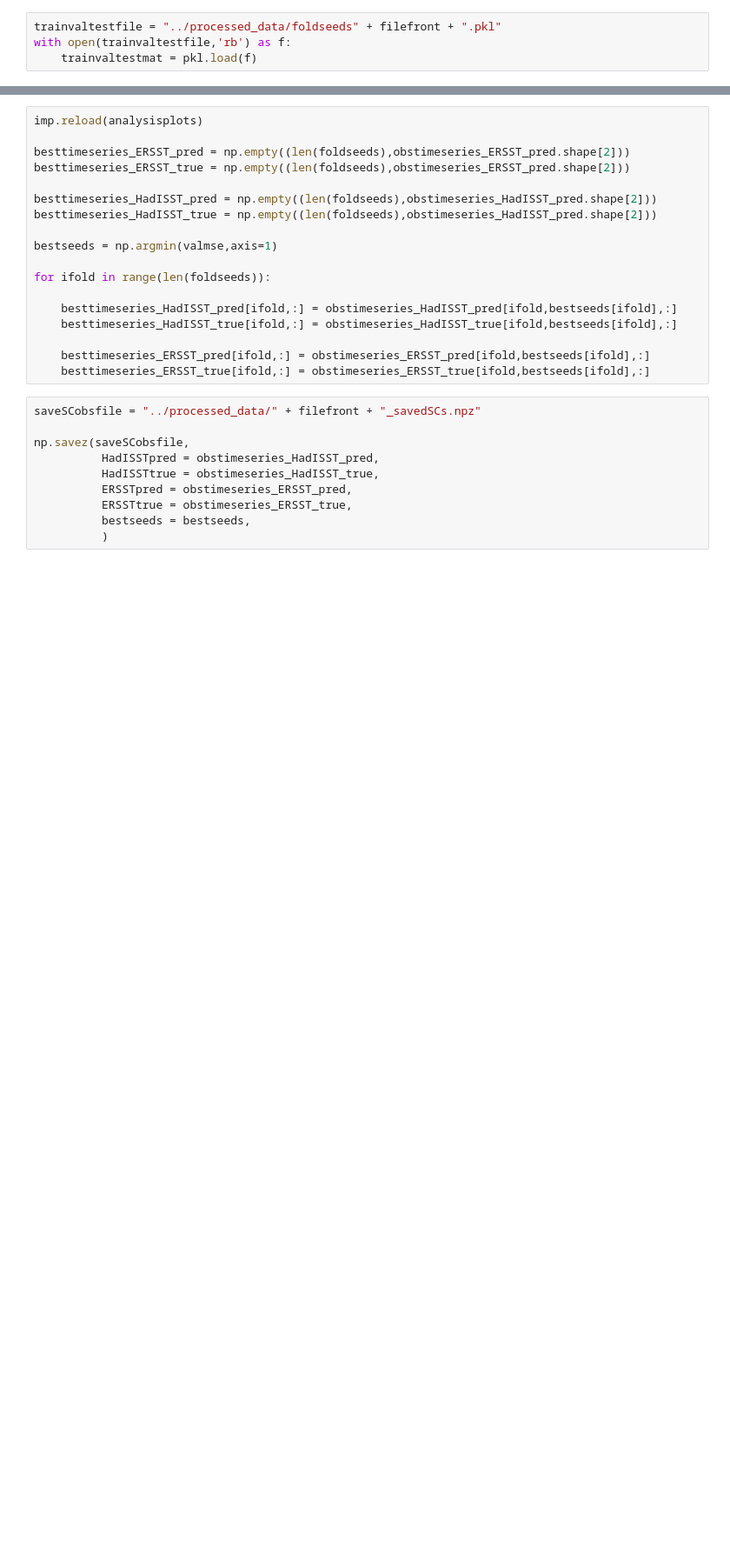
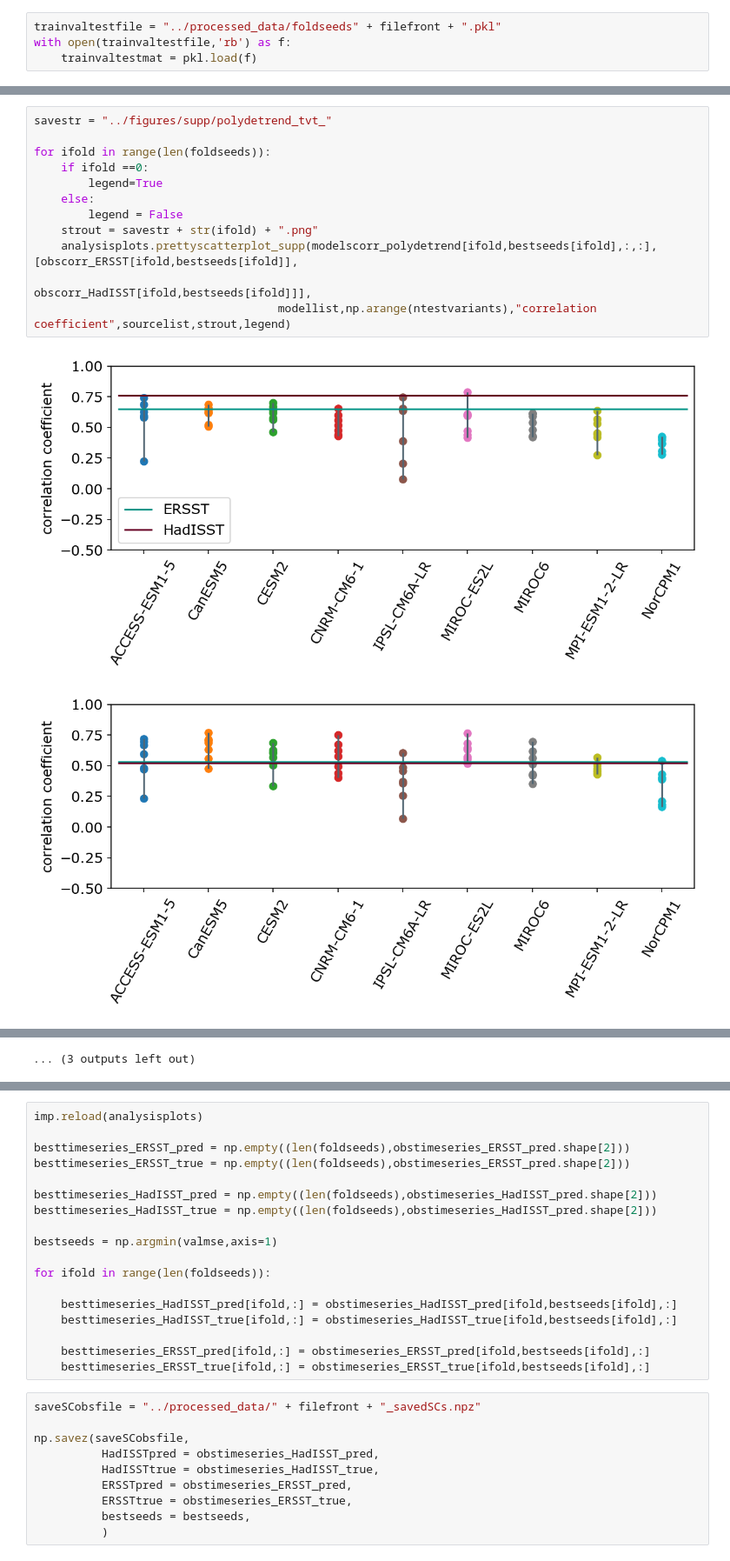
Before and after one commit to emily-gordy/NPac_MultiYear_SkillComponentAnalysis, a Jupyter notebook: supplemental/evaluate_tvtfolds.ipynb, the cells around one changed output, grey strips where cells are left out. Shown at 87% size. Drawn from its saved outputs; the diff is of its cells as text; blank space fills up the shorter version.

```diff
--- a/supplemental/evaluate_tvtfolds.ipynb
+++ b/supplemental/evaluate_tvtfolds.ipynb
@@ -279 +335,16 @@ for ifold in range(len(foldseeds)):
 ... (3 outputs left out)
+# %%
+savestr = "../figures/supp/polydetrend_tvt_"
+
+for ifold in range(len(foldseeds)):
+    if ifold ==0:
+        legend=True
+    else:
+        legend = False
+    strout = savestr + str(ifold) + ".png"
+    analysisplots.prettyscatterplot_supp(modelscorr_polydetrend[ifold,bestseeds[ifold],:,:],[obscorr_ERSST[ifold,bestseeds[ifold]],
+                                                                            obscorr_HadISST[ifold,bestseeds[ifold]]],
+                                    modellist,np.arange(ntestvariants),"correlation coefficient",sourcelist,strout,legend)
+# %% [output]
+[figure, added]
+[figure, added]
@@ -279,0 +361 @@ for ifold in range(len(foldseeds)):
+... (3 outputs left out)
```
Also changed, not shown: parts of 12 cells of this notebook, 4 other files.
